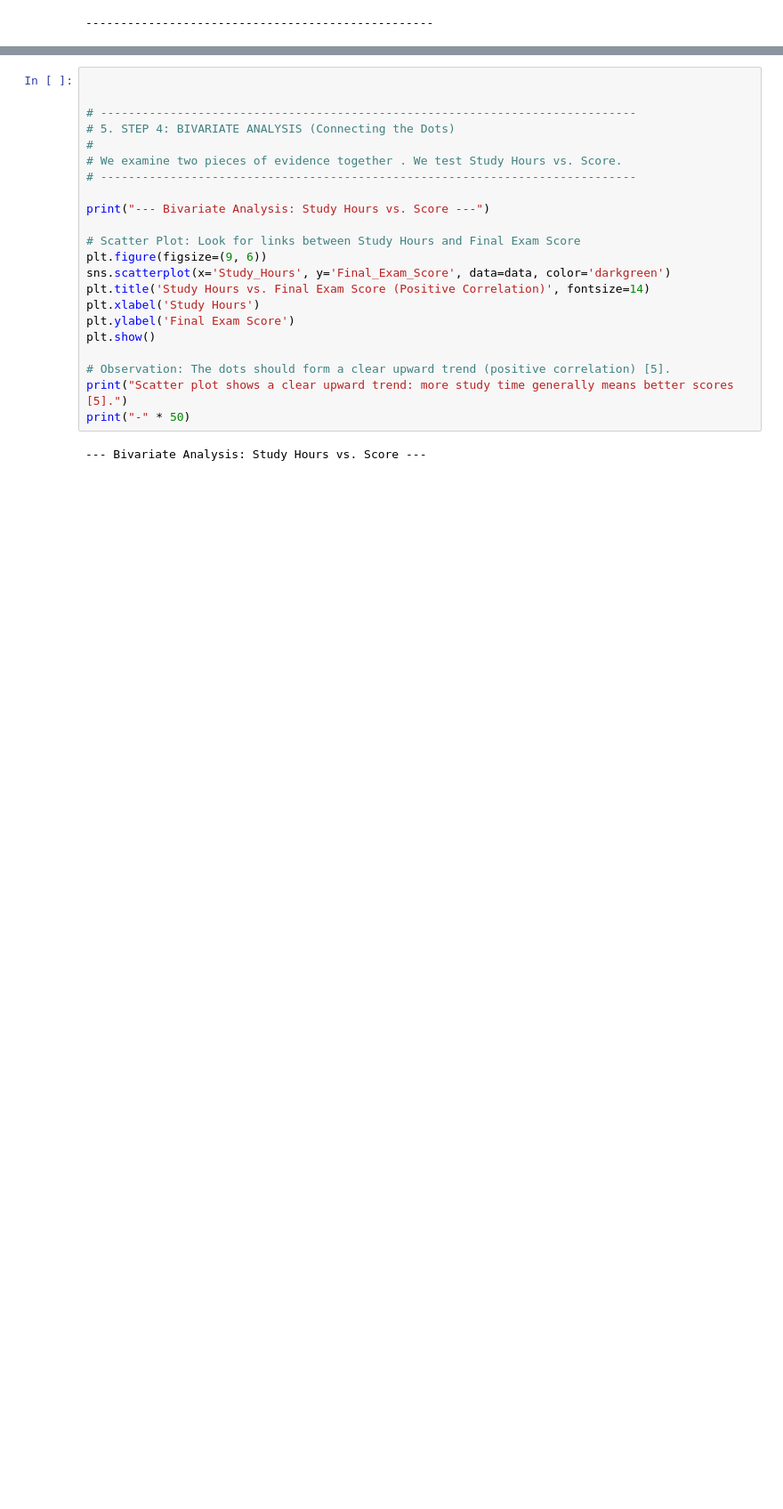
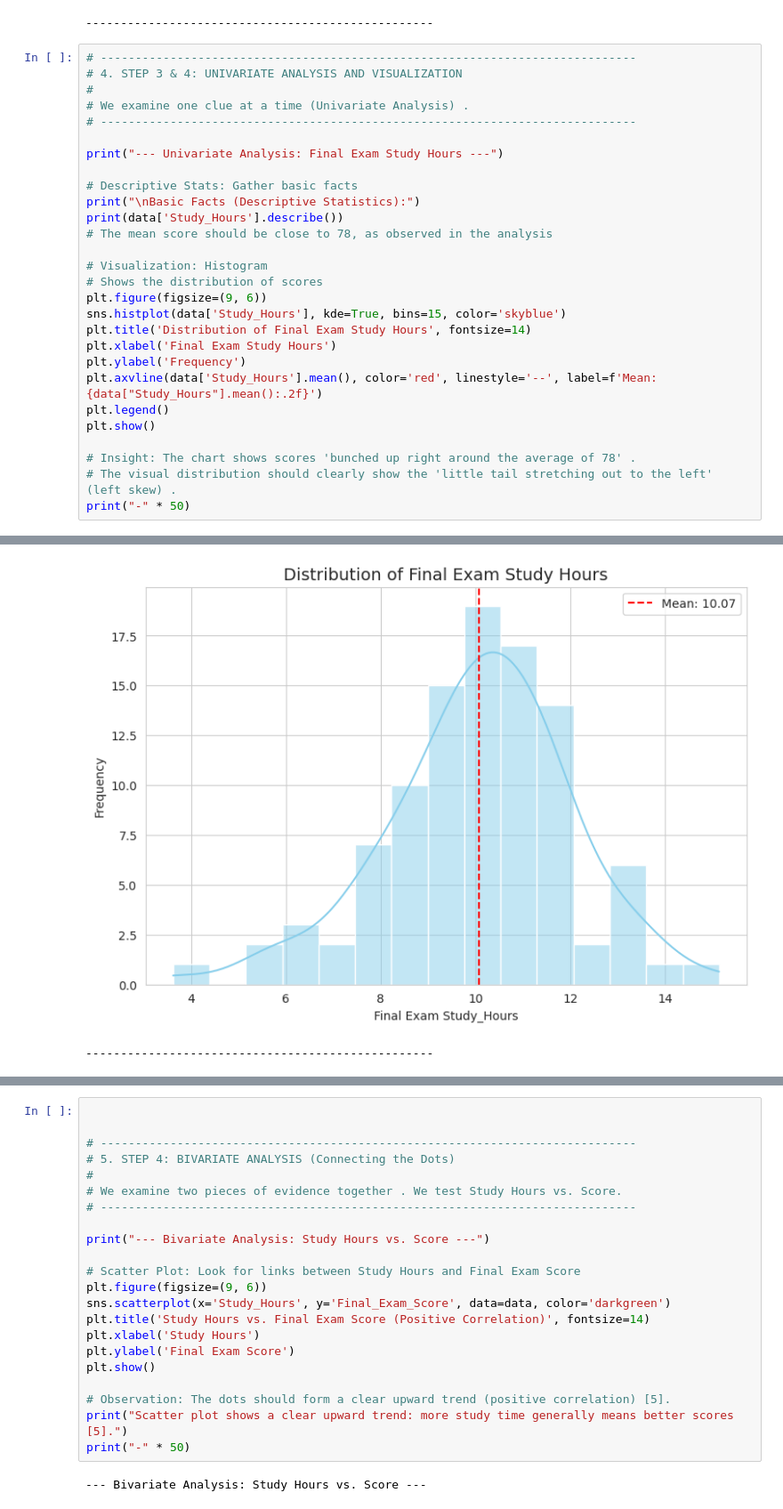
Before and after one commit to melhem-m/AI-Training-Colab, a Jupyter notebook: eda_exam_case.ipynb, the cells around one changed output, grey strips where cells are left out. Shown: that part at 89% size. Drawn from its saved outputs; the diff is of its cells as text; blank space fills up the shorter version.

```diff
--- a/eda_exam_case.ipynb
+++ b/eda_exam_case.ipynb
@@ -211,3 +210,32 @@ max      100.000000
 Name: Final_Exam_Score, dtype: float64
 [figure]
 --------------------------------------------------
+# %%
+# -----------------------------------------------------------------------------
+# 4. STEP 3 & 4: UNIVARIATE ANALYSIS AND VISUALIZATION
+#
+# We examine one clue at a time (Univariate Analysis) .
+# -----------------------------------------------------------------------------
+
+print("--- Univariate Analysis: Final Exam Study Hours ---")
+
+# Descriptive Stats: Gather basic facts
+print("\nBasic Facts (Descriptive Statistics):")
+print(data['Study_Hours'].describe())
+# The mean score should be close to 78, as observed in the analysis
+
+# Visualization: Histogram
+# Shows the distribution of scores
+plt.figure(figsize=(9, 6))
+sns.histplot(data['Study_Hours'], kde=True, bins=15, color='skyblue')
+plt.title('Distribution of Final Exam Study Hours', fontsize=14)
+plt.xlabel('Final Exam Study Hours')
+plt.ylabel('Frequency')
+plt.axvline(data['Study_Hours'].mean(), color='red', linestyle='--', label=f'Mean: {data["Study_Hours"].mean():.2f}')
+plt.legend()
+plt.show()
+
+# Insight: The chart shows scores 'bunched up right around the average of 78' .
+# The visual distribution should clearly show the 'little tail stretching out to the left' (left skew) .
+print("-" * 50)
+# %% [output]
@@ -213,0 +254,2 @@ Name: Final_Exam_Score, dtype: float64
+[figure, added]
+--------------------------------------------------
```
Also changed, not shown: parts of 4 cells of this notebook.
